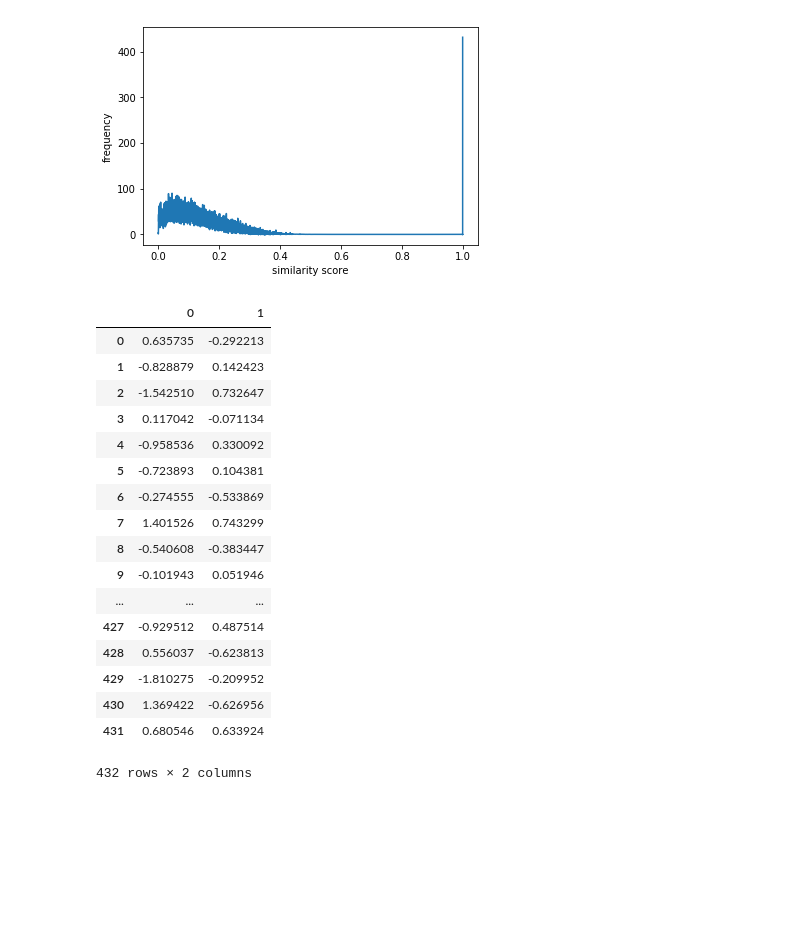
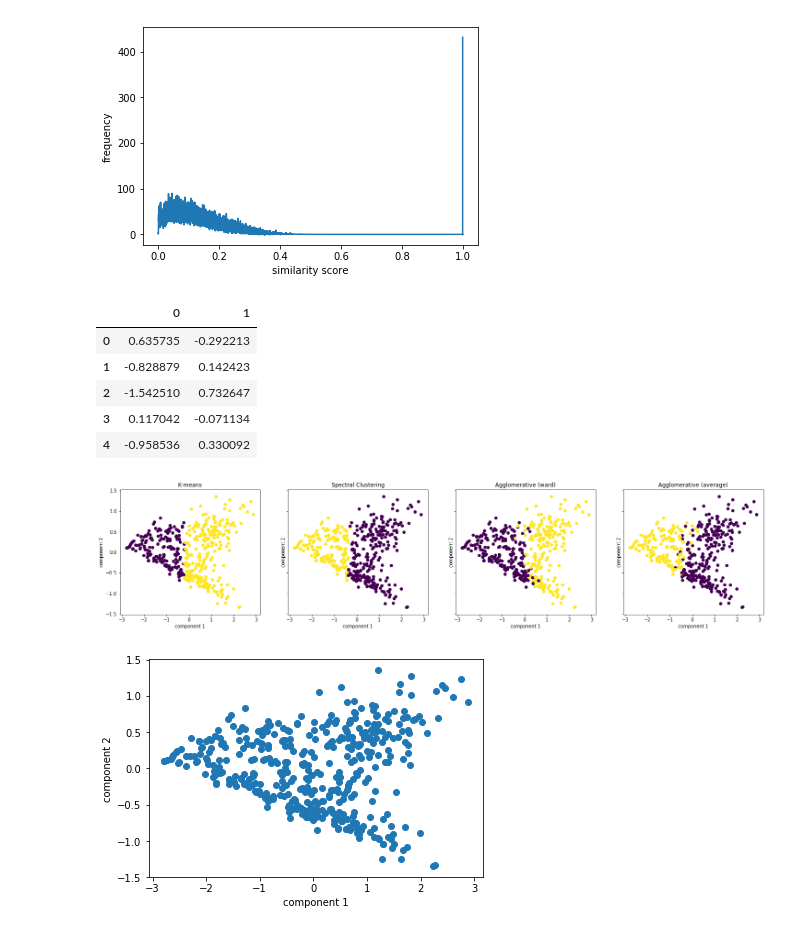
Before and after one commit to CornellDataScience/Social-Tribes, a Jupyter notebook: Danny_nb.ipynb, the cells around one changed output. Cells and saved outputs as stored; diff of their text form; code cells hidden in the pictures; blank space fills up the shorter version.

```diff
--- a/Danny_nb.ipynb
+++ b/Danny_nb.ipynb
@@ -153,26 +153,14 @@ plt.show()
 # bic_scores
 # %%
 _pca = PCA(n_components=2)
-_X_r = _pca.fit(data).transform(data)
+X_r2 = _pca.fit(data).transform(data)
 # %%
-pca_data = pd.DataFrame(data = _X_r)
-pca_data
+pca_data = pd.DataFrame(data = X_r2)
+pca_data.head()
 # %% [output]
 |  | 0 | 1 |
 | 0 | 0.635735 | -0.292213 |
 | 1 | -0.828879 | 0.142423 |
 | 2 | -1.542510 | 0.732647 |
 | 3 | 0.117042 | -0.071134 |
 | 4 | -0.958536 | 0.330092 |
-| 5 | -0.723893 | 0.104381 |
-| 6 | -0.274555 | -0.533869 |
-| 7 | 1.401526 | 0.743299 |
-| 8 | -0.540608 | -0.383447 |
-| 9 | -0.101943 | 0.051946 |
-| ... | ... | ... |
-| 427 | -0.929512 | 0.487514 |
-| 428 | 0.556037 | -0.623813 |
-| 429 | -1.810275 | -0.209952 |
-| 430 | 1.369422 | -0.626956 |
-| 431 | 0.680546 | 0.633924 |
-432 rows × 2 columns
@@ -178,0 +186,30 @@ pca_data
+# %%
+f, (ax1, ax2, ax3, ax4) = plt.subplots(1, 4, sharex='col', sharey='row', figsize = (25,5))
+
+ax1.scatter(pca_x, pca_y, c=pred1)
+ax1.set_title('K-means')
+
+ax2.scatter(pca_x, pca_y, c=pred2)
+ax2.set_title('Spectral Clustering')
+
+ax3.scatter(pca_x, pca_y, c=pred3)
+ax3.set_title('Agglomerative (ward)')
+
+ax4.scatter(pca_x, pca_y, c=pred4)
+ax4.set_title('Agglomerative (average)')
+
+for ax in [ax1, ax2, ax3, ax4]:
+    ax.set(xlabel='component 1', ylabel='component 2')
+
+f.subplots_adjust(hspace=0.2)
+
+plt.show()
+# %% [output]
+[figure, added]
+# %%
+plt.scatter(pca_x, pca_y)
+plt.xlabel('component 1')
+plt.ylabel('component 2')
+plt.show()
+# %% [output]
+[figure, added]
```
Also changed, not shown: parts of 3 cells of this notebook.
